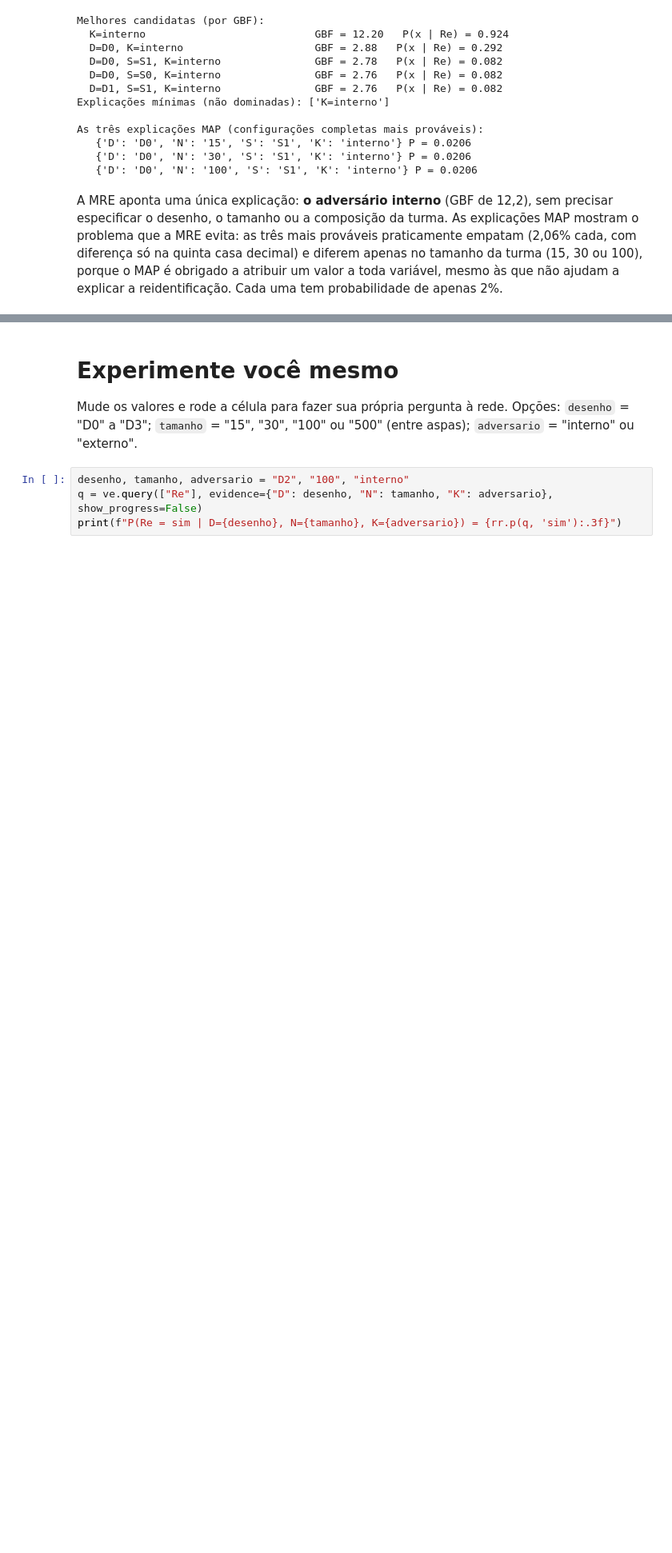
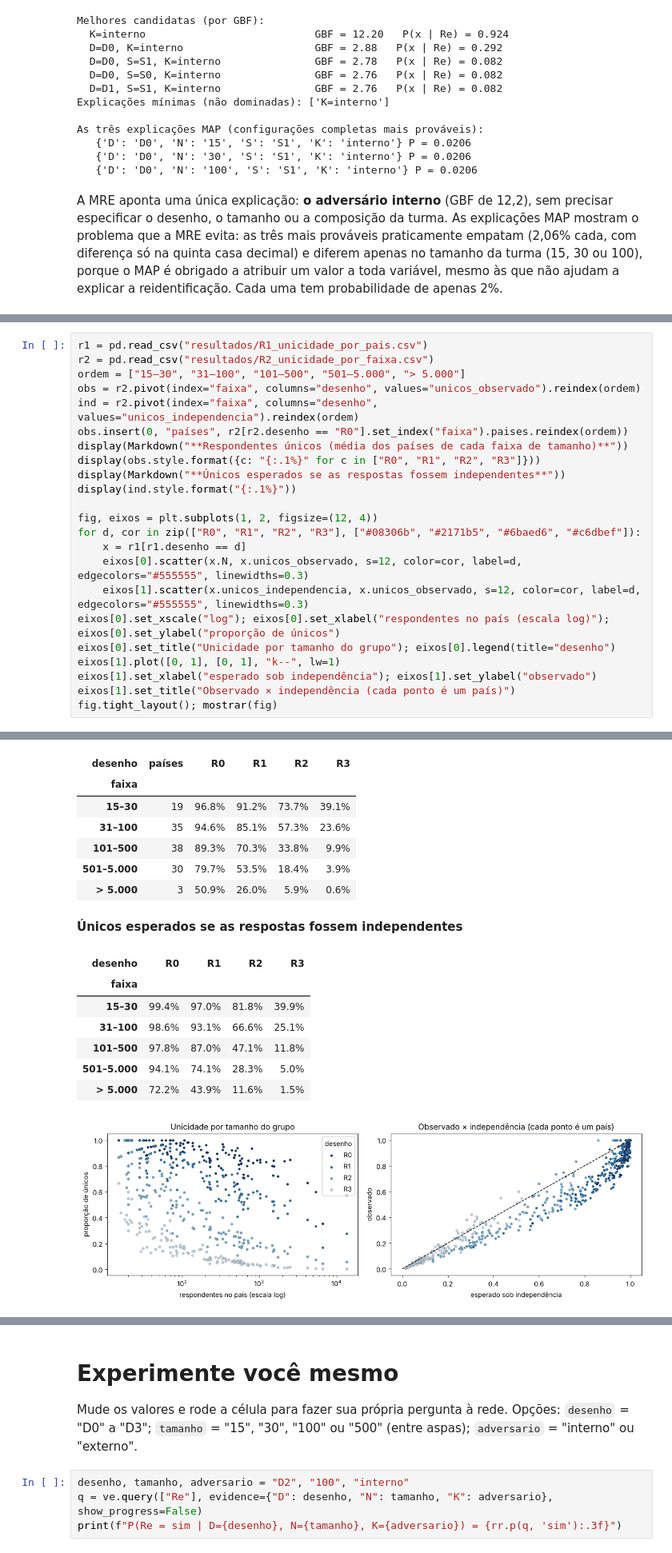
Before and after one commit to barbozapauloricardo/reidentificacao-populacoes-pequenas, a Jupyter notebook: testes_do_artigo.ipynb, the cells around one changed output, grey strips where cells are left out. Shown at 80% size. Saved outputs shown, nothing was run; the diff lists cells and outputs as text; blank space fills up the shorter version.

```diff
--- a/testes_do_artigo.ipynb
+++ b/testes_do_artigo.ipynb
@@ -650,0 +690,24 @@ A MRE aponta uma única explicação: **o adversário interno** (GBF de 12,2), s
+# %%
+r1 = pd.read_csv("resultados/R1_unicidade_por_pais.csv")
+r2 = pd.read_csv("resultados/R2_unicidade_por_faixa.csv")
+ordem = ["15–30", "31–100", "101–500", "501–5.000", "> 5.000"]
+obs = r2.pivot(index="faixa", columns="desenho", values="unicos_observado").reindex(ordem)
+ind = r2.pivot(index="faixa", columns="desenho", values="unicos_independencia").reindex(ordem)
+obs.insert(0, "países", r2[r2.desenho == "R0"].set_index("faixa").paises.reindex(ordem))
+display(Markdown("**Respondentes únicos (média dos países de cada faixa de tamanho)**"))
+display(obs.style.format({c: "{:.1%}" for c in ["R0", "R1", "R2", "R3"]}))
+display(Markdown("**Únicos esperados se as respostas fossem independentes**"))
+display(ind.style.format("{:.1%}"))
+
+fig, eixos = plt.subplots(1, 2, figsize=(12, 4))
+for d, cor in zip(["R0", "R1", "R2", "R3"], ["#08306b", "#2171b5", "#6baed6", "#c6dbef"]):
+    x = r1[r1.desenho == d]
+    eixos[0].scatter(x.N, x.unicos_observado, s=12, color=cor, label=d, edgecolors="#555555", linewidths=0.3)
+    eixos[1].scatter(x.unicos_independencia, x.unicos_observado, s=12, color=cor, label=d, edgecolors="#555555", linewidths=0.3)
+eixos[0].set_xscale("log"); eixos[0].set_xlabel("respondentes no país (escala log)"); eixos[0].set_ylabel("proporção de únicos")
+eixos[0].set_title("Unicidade por tamanho do grupo"); eixos[0].legend(title="desenho")
+eixos[1].plot([0, 1], [0, 1], "k--", lw=1)
+eixos[1].set_xlabel("esperado sob independência"); eixos[1].set_ylabel("observado")
+eixos[1].set_title("Observado × independência (cada ponto é um país)")
+fig.tight_layout(); mostrar(fig)
+# %% [output]
@@ -650,0 +715,16 @@ A MRE aponta uma única explicação: **o adversário interno** (GBF de 12,2), s
+| desenho | países | R0 | R1 | R2 | R3 |
+| faixa |  |  |  |  |  |
+| 15–30 | 19 | 96.8% | 91.2% | 73.7% | 39.1% |
+| 31–100 | 35 | 94.6% | 85.1% | 57.3% | 23.6% |
+| 101–500 | 38 | 89.3% | 70.3% | 33.8% | 9.9% |
+| 501–5.000 | 30 | 79.7% | 53.5% | 18.4% | 3.9% |
+| > 5.000 | 3 | 50.9% | 26.0% | 5.9% | 0.6% |
+**Únicos esperados se as respostas fossem independentes**
+| desenho | R0 | R1 | R2 | R3 |
+| faixa |  |  |  |  |
+| 15–30 | 99.4% | 97.0% | 81.8% | 39.9% |
+| 31–100 | 98.6% | 93.1% | 66.6% | 25.1% |
+| 101–500 | 97.8% | 87.0% | 47.1% | 11.8% |
+| 501–5.000 | 94.1% | 74.1% | 28.3% | 5.0% |
+| > 5.000 | 72.2% | 43.9% | 11.6% | 1.5% |
+[figure, added]
```
Also changed, not shown: parts of 25 cells of this notebook, 2 other files.
